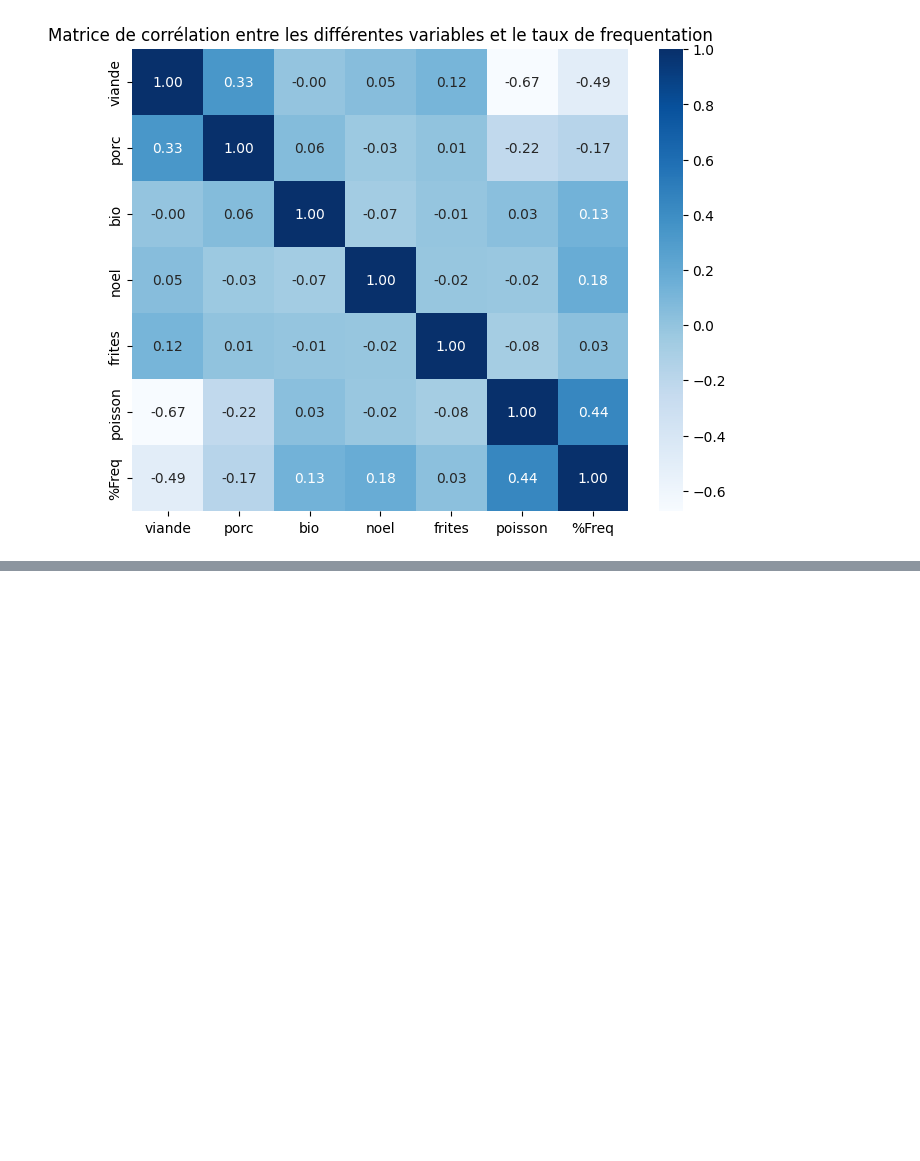
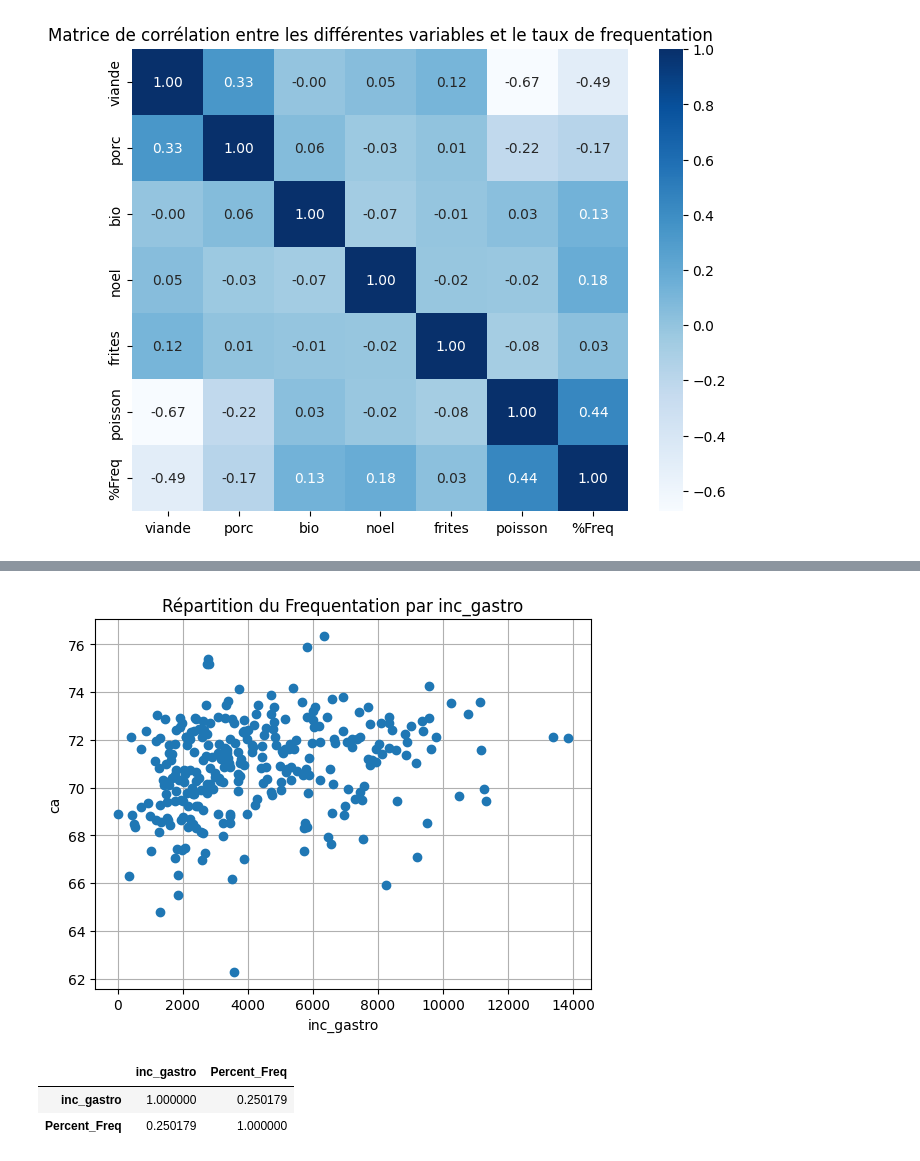
Before and after one commit to Atigou-bah/Projet-Data-Cantine, a Jupyter notebook: Projet sur la fréquentation des cantines scolaires.ipynb, the cells around one changed output, grey strips where cells are left out. Saved outputs shown, nothing was run; the diff lists cells and outputs as text; code cells hidden in the pictures; blank space fills up the shorter version.

```diff
--- a/Projet sur la fréquentation des cantines scolaires.ipynb
+++ b/Projet sur la fréquentation des cantines scolaires.ipynb
@@ -682,0 +692,4 @@ df_final.rename(columns={'%Freq': 'Percent_Freq'}, inplace=True)
+# %%
+df_gastro_freq = df_final[['inc_gastro','Percent_Freq']]
+# %%
+df_gastro_freq = df_gastro_freq.groupby('inc_gastro').agg({'Percent_Freq':'mean'}).reset_index()
@@ -682,0 +712,17 @@ df_final.rename(columns={'%Freq': 'Percent_Freq'}, inplace=True)
+# %%
+import matplotlib.pyplot as plt
+
+plt.plot(df_gastro_freq["inc_gastro"],df_gastro_freq["Percent_Freq"],'o')
+plt.xlabel("inc_gastro")
+plt.ylabel("ca")
+plt.grid()
+plt.title('Répartition du Frequentation par inc_gastro')
+plt.show()
+# %% [output]
+[figure, added]
+# %%
+df_gastro_freq.corr()
+# %% [output]
+|  | inc_gastro | Percent_Freq |
+| inc_gastro | 1.000000 | 0.250179 |
+| Percent_Freq | 0.250179 | 1.000000 |
```
Also changed, not shown: parts of 33 cells of this notebook.
